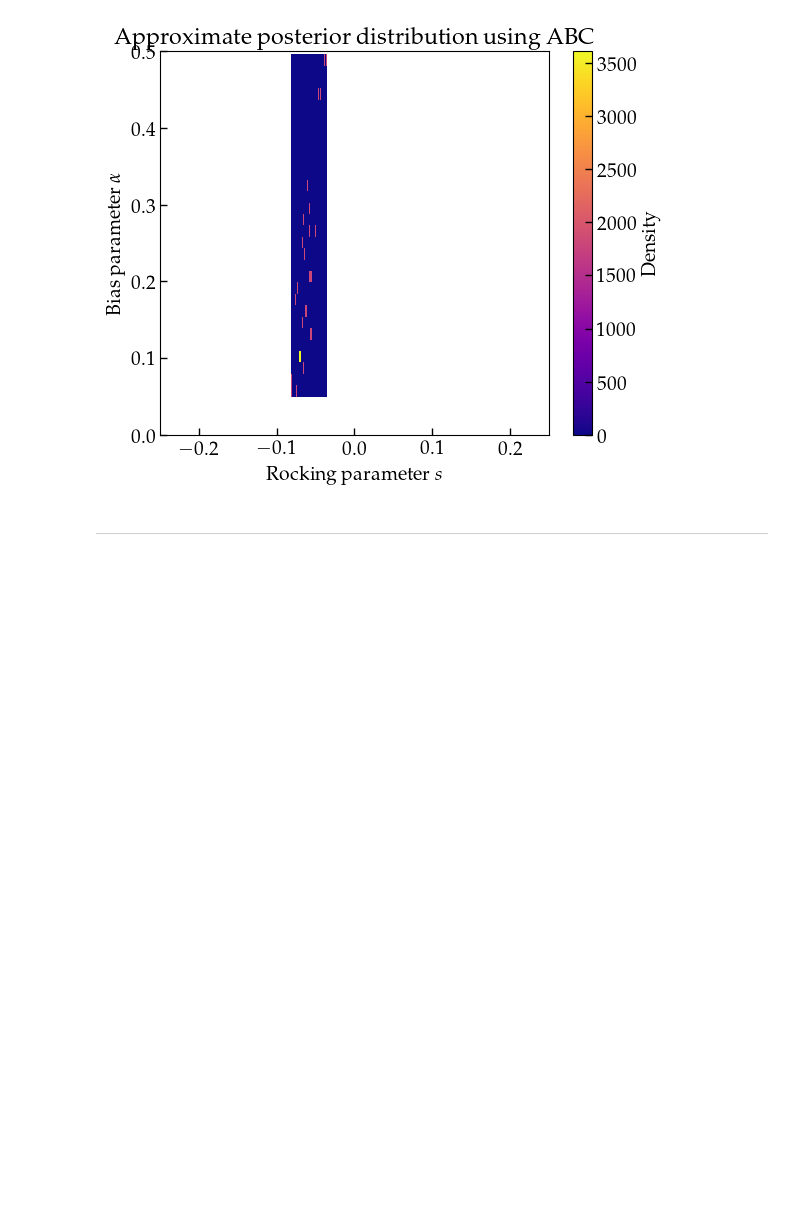
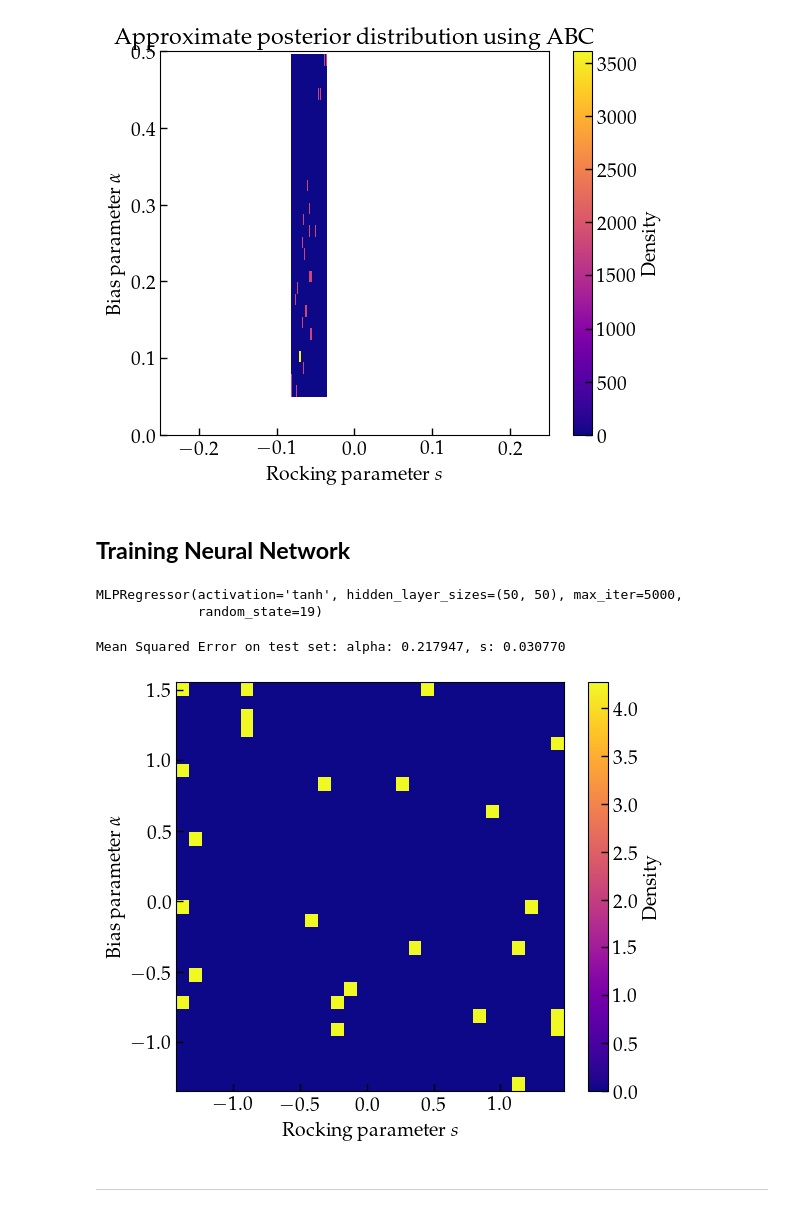
Before and after one commit to stommen/tif345_projects, a Jupyter notebook: project_3/project3_LBOS.ipynb, the cells around one changed output. Saved outputs shown, nothing was run; the diff lists cells and outputs as text; code cells hidden in the pictures; blank space fills up the shorter version.

```diff
--- a/project_3/project3_LBOS.ipynb
+++ b/project_3/project3_LBOS.ipynb
@@ -203,10 +198,10 @@ alpha = np.linspace(0, 0.5, N)
 s = np.linspace(-0.25, 0.25, N)
 A, S = np.meshgrid(alpha, s)
 
-results = np.zeros((N, N, n_cols))
+training_data = np.zeros((N, N, n_cols))
 for i in tqdm(range(N), desc='Running simulations over parameter grid'):
     for j in range(N):
-        results[i, j] = dalton_simulator(n_rows, n_cols, n_beads, A[i, j], S[i, j], disable=True)
+        training_data[i, j] = dalton_simulator(n_rows, n_cols, n_beads, A[i, j], S[i, j], disable=True)
 # %% [markdown]
 ## **ABC Routine**
 # %%
@@ -351,5 +339,46 @@ plt.show()
 5803 [19.342]
 8349 [13.022]
 [figure]
+# %% [markdown]
+## **Training Neural Network**
+# %%
+
+from sklearn.neural_network import MLPRegressor
+from sklearn.model_selection import train_test_split
+from sklearn.preprocessing import StandardScaler
+
+scaler_X = StandardScaler()
+scaler_Y = StandardScaler()
+
+X = training_data.reshape(-1, n_cols)
+Y = np.array([A.ravel(), S.ravel()]).T
+X_scaled = scaler_X.fit_transform(X)
+Y_scaled = scaler_Y.fit_transform(Y)
+
+X_train, X_test, Y_train, Y_test = train_test_split(X_scaled, Y_scaled, train_size=0.75, random_state=19)
+mlp = MLPRegressor(hidden_layer_sizes=(50, 50), activation='tanh', solver='adam', max_iter=5000, random_state=19, )
+
+mlp.fit(X_train, Y_train)
+# %% [output]
+MLPRegressor(activation='tanh', hidden_layer_sizes=(50, 50), max_iter=5000,
+             random_state=19)
+# %%
+
+# Evaluate the model
+Y_pred = mlp.predict(X_test)
+mse = np.mean((Y_test - Y_pred) ** 2, axis=0)
+print(f'Mean Squared Error on test set: alpha: {mse[0]:.6f}, s: {mse[1]:.6f}')
+
+plt.figure(figsize=(6, 5))
+plt.hist2d(Y_pred[:, 1], Y_pred[:, 0], bins=30, density=True, cmap='plasma')
+plt.colorbar(label='Density')
+plt.xlabel(r'Rocking parameter $s$')
+plt.ylabel(r'Bias parameter $\alpha$')
+
+plt.tight_layout()
+plt.show()
+# %% [output]
+Mean Squared Error on test set: alpha: 0.217947, s: 0.030770
+[figure, added]
 # %% [markdown]
 ---
```
Also changed, not shown: parts of 4 cells of this notebook.
